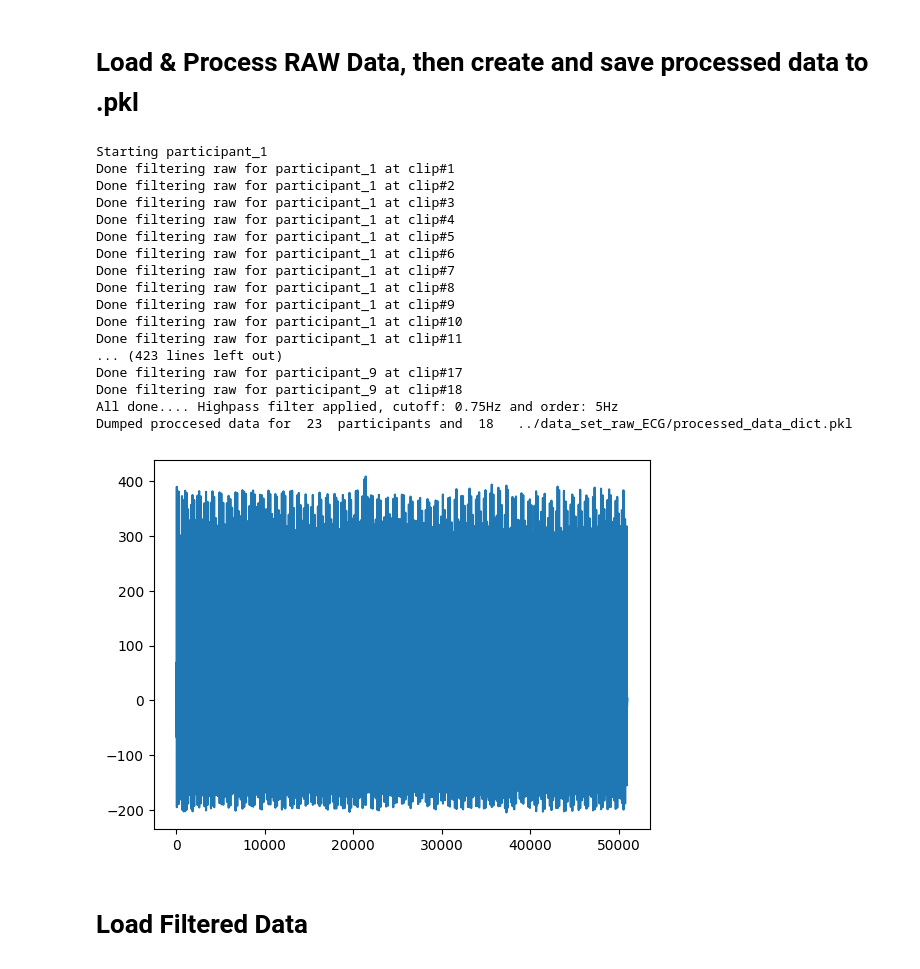
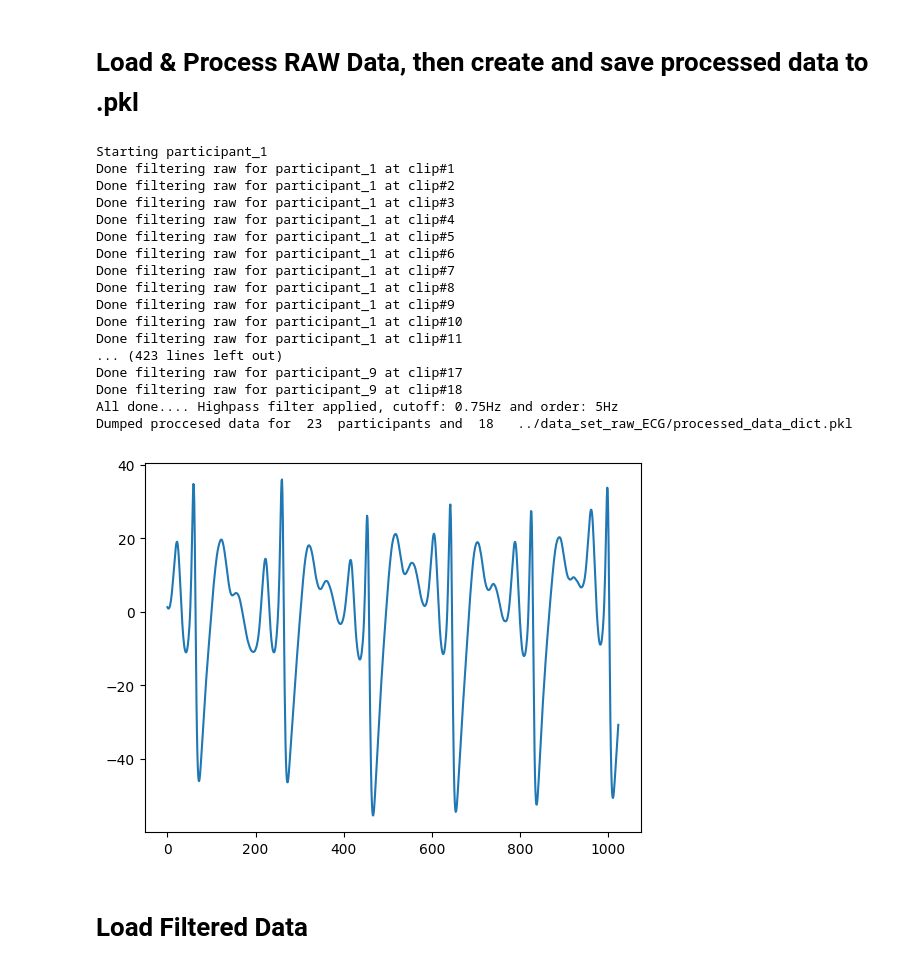
Before and after one commit to esola-thomas/EE502_Dreamer, a Jupyter notebook: DREAMER/Jupyter/EE502_DREAMER.ipynb, the cells around one changed output. Cells and saved outputs as stored; diff of their text form; code cells hidden in the pictures.

Commit message:
Modifying filters

```diff
--- a/DREAMER/Jupyter/EE502_DREAMER.ipynb
+++ b/DREAMER/Jupyter/EE502_DREAMER.ipynb
@@ -18,12 +20,15 @@ To enable the following instructions: AVX2 AVX_VNNI FMA, in other operations, re
 # %% [markdown]
 # Functions
 # %%
+# TODO Banpass Buttwe
 num_of_participants = 23
 num_of_clips = 18
 
 #In Hz:
-low_frequency = 0.75
-high_frequenc = 5
+cutoff = [0.5, 5.0]
+sample_rate = 256.0
+order = 1
+filtertype ='bandpass'
 def data_filter (data):
     # Separate data by channel
     for participant in data.keys():
@@ -31,10 +36,10 @@ def data_filter (data):
         for clip_num in range(0, num_of_clips):
             # Filter both channels from baseline
             CH1 = [row[0] for row in data[participant]['ECG']['baseline'][clip_num]]
-            CH1_filtered = hp.filter_signal(CH1, cutoff = low_frequency, sample_rate = 256.0, order = high_frequenc, filtertype='highpass')
+            CH1_filtered = hp.filter_signal(CH1, cutoff = cutoff, sample_rate = sample_rate, order = order, filtertype=filtertype)
 
             CH2 = [row[1] for row in data[participant]['ECG']['baseline'][clip_num]]
-            CH2_filtered = hp.filter_signal(CH2, cutoff = low_frequency, sample_rate = 256.0, order = high_frequenc, filtertype='highpass')
+            CH2_filtered = hp.filter_signal(CH2, cutoff = cutoff, sample_rate = sample_rate, order = order, filtertype=filtertype)
 
             s_clip = "clip " + str(clip_num+1)
 
@@ -47,10 +52,10 @@ def data_filter (data):
 
             # Filter both channels from stimuli
             CH1 = [row[0] for row in data[participant]['ECG']['stimuli'][clip_num]]
-            CH1_filtered = hp.filter_signal(CH1, cutoff = low_frequency, sample_rate = 256.0, order = high_frequenc, filtertype='highpass')
+            CH1_filtered = hp.filter_signal(CH1, cutoff = cutoff, sample_rate = sample_rate, order = order, filtertype=filtertype)
 
             CH2 = [row[1] for row in data[participant]['ECG']['stimuli'][clip_num]]
-            CH2_filtered = hp.filter_signal(CH2, cutoff = low_frequency, sample_rate = 256.0, order = high_frequenc, filtertype='highpass')
+            CH2_filtered = hp.filter_signal(CH2, cutoff = cutoff, sample_rate = sample_rate, order = order, filtertype=filtertype)
 
             data[participant]['ECG'][s_clip]['CH1']['stimuli'] = CH1_filtered.tolist()
             data[participant]['ECG'][s_clip]['CH2']['stimuli'] = CH2_filtered.tolist()
@@ -107,35 +112,35 @@ dump_to = '../data_set_raw_ECG/processed_data_dict.pkl'
 with open(load_raw_from, 'rb') as f:
     raw_data = pickle.load(f)
 
 filtered_data = data_filter(raw_data)
 
 with open(dump_to, 'wb') as f:
     pickle.dump(filtered_data, f)
     print("Dumped proccesed data for " , str(num_of_participants), " participants and ", str(num_of_clips), " ", dump_to)
 
-plt.plot(raw_data['participant_1']['ECG']['clip 1']['CH1']['stimuli'])
+plt.plot(raw_data['participant_1']['ECG']['clip 1']['CH1']['stimuli'][0:1024])
 
 del raw_data
 del filtered_data
 # %% [output]
 Starting participant_1
 Done filtering raw for participant_1 at clip#1
 Done filtering raw for participant_1 at clip#2
 Done filtering raw for participant_1 at clip#3
 Done filtering raw for participant_1 at clip#4
 Done filtering raw for participant_1 at clip#5
 Done filtering raw for participant_1 at clip#6
 Done filtering raw for participant_1 at clip#7
 Done filtering raw for participant_1 at clip#8
 Done filtering raw for participant_1 at clip#9
 Done filtering raw for participant_1 at clip#10
 Done filtering raw for participant_1 at clip#11
 ... (423 lines left out)
 Done filtering raw for participant_9 at clip#17
 Done filtering raw for participant_9 at clip#18
 All done.... Highpass filter applied, cutoff: 0.75Hz and order: 5Hz
 Dumped proccesed data for  23  participants and  18   ../data_set_raw_ECG/processed_data_dict.pkl
-[figure, old version]
+[figure, new version]
 # %% [markdown]
 # Load Filtered Data
 # %%
```
Also changed, not shown: parts of 6 cells of this notebook.
